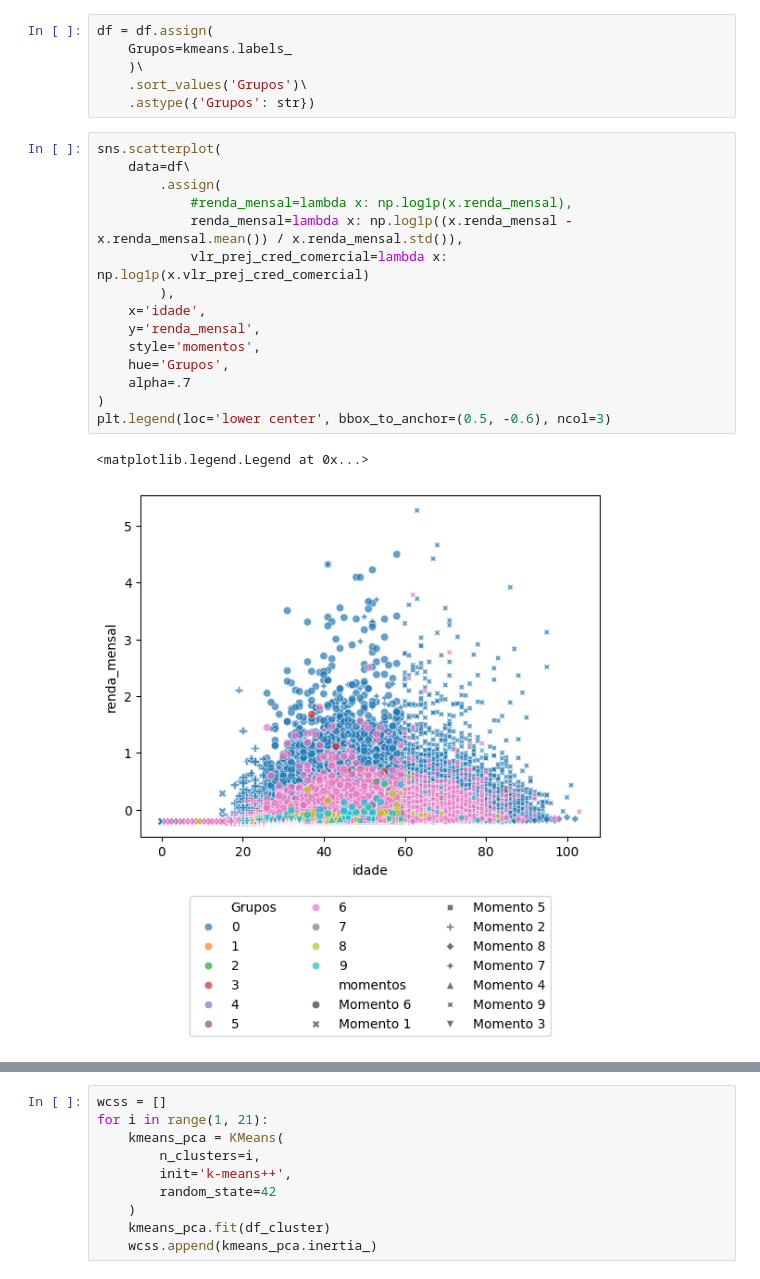
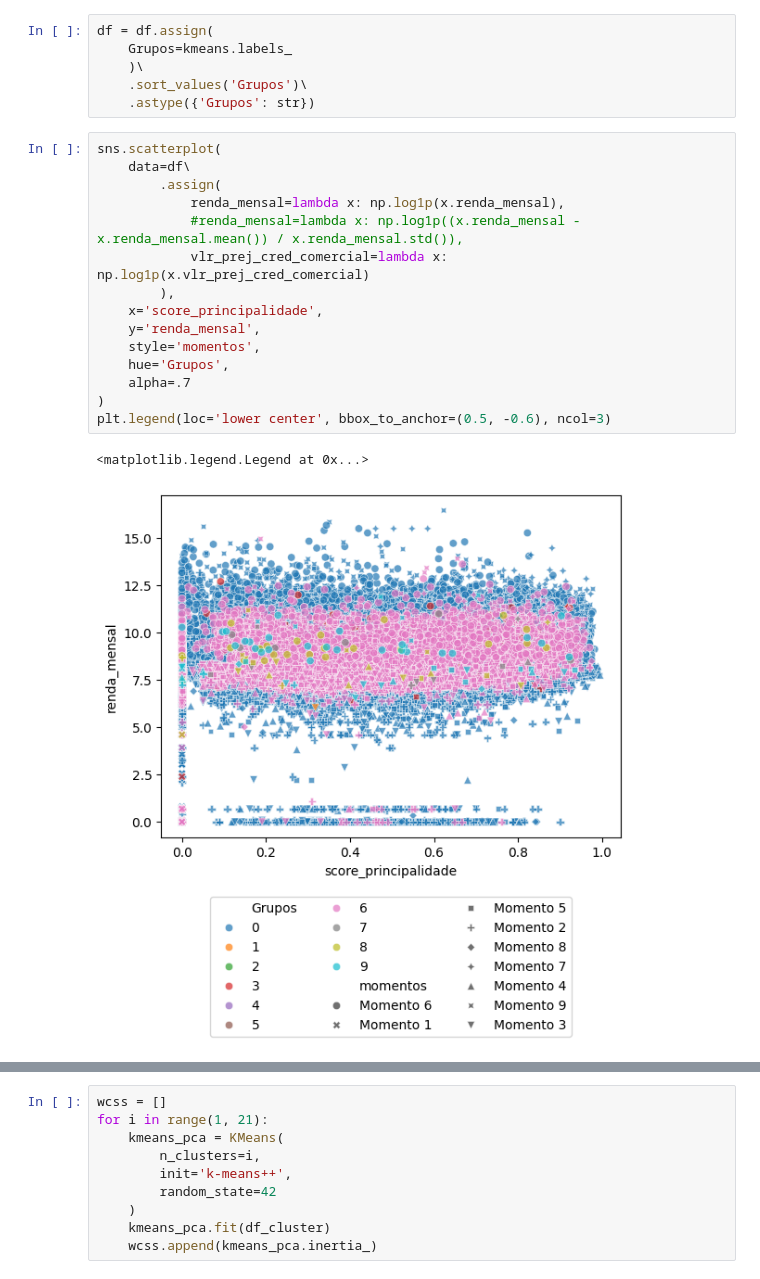
Before and after one commit to cowvin0/seg, a Jupyter notebook: segmentacao.ipynb, the cells around one changed output, grey strips where cells are left out. Cells and saved outputs as stored; diff of their text form.

```diff
--- a/segmentacao.ipynb
+++ b/segmentacao.ipynb
@@ -219,20 +219,20 @@ df = df.assign(
 # %%
 sns.scatterplot(
     data=df\
         .assign(
-            #renda_mensal=lambda x: np.log1p(x.renda_mensal),
-            renda_mensal=lambda x: np.log1p((x.renda_mensal - x.renda_mensal.mean()) / x.renda_mensal.std()),
+            renda_mensal=lambda x: np.log1p(x.renda_mensal),
+            #renda_mensal=lambda x: np.log1p((x.renda_mensal - x.renda_mensal.mean()) / x.renda_mensal.std()),
             vlr_prej_cred_comercial=lambda x: np.log1p(x.vlr_prej_cred_comercial)
         ),
-    x='idade',
+    x='score_principalidade',
     y='renda_mensal',
     style='momentos',
     hue='Grupos',
     alpha=.7
 )
 plt.legend(loc='lower center', bbox_to_anchor=(0.5, -0.6), ncol=3)
 # %% [output]
 <matplotlib.legend.Legend at 0x...>
-[figure, old version]
+[figure, new version]
 # %%
 stack_df = df.loc[:,
```
Also changed, not shown: parts of 2 cells of this notebook.
